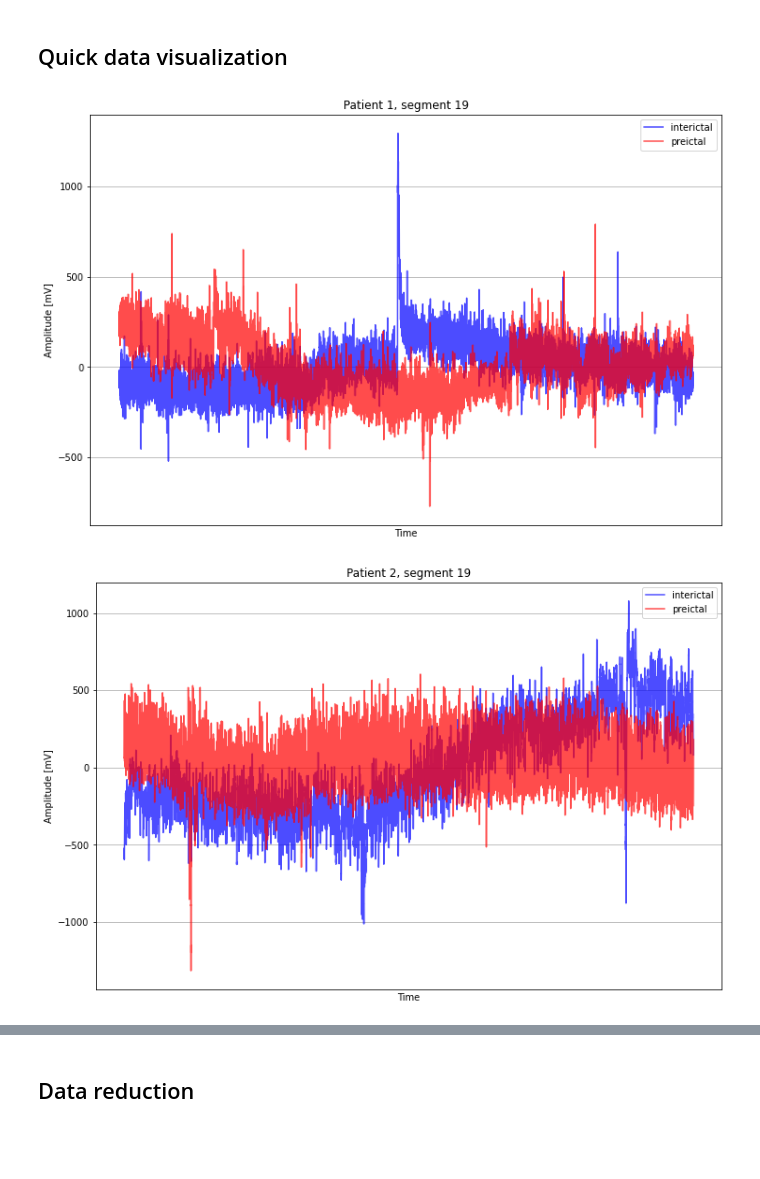
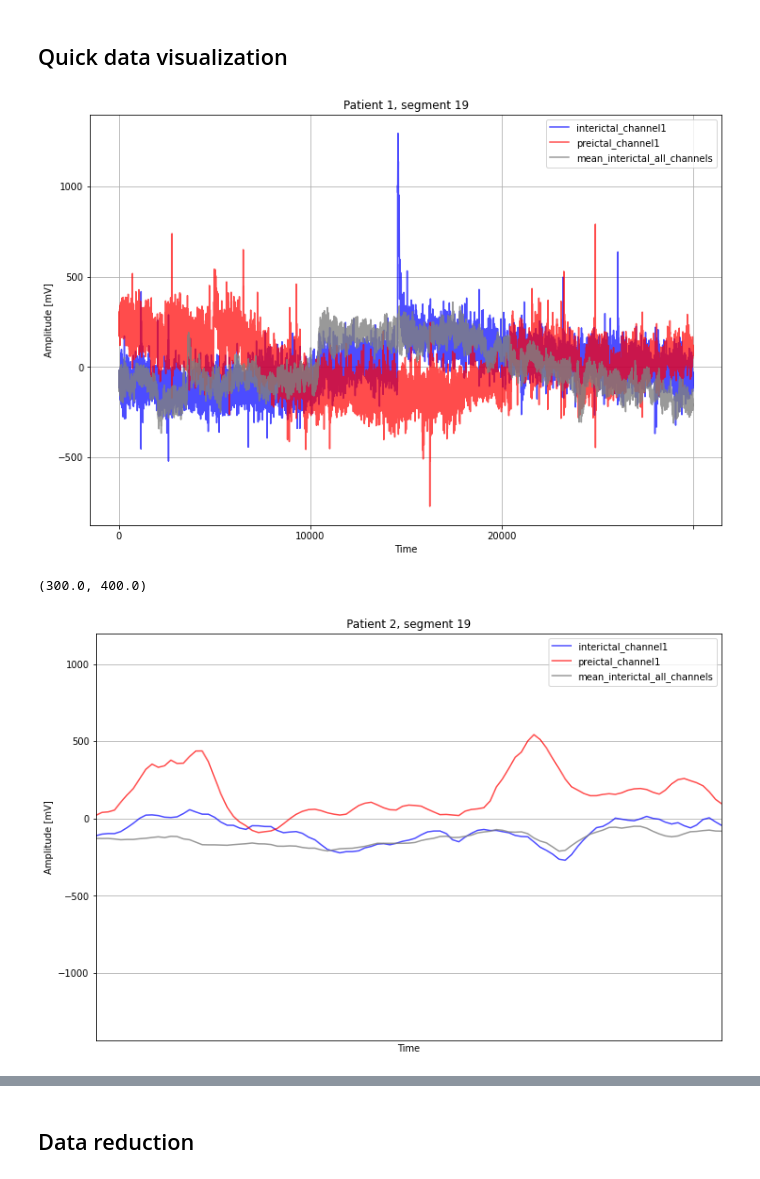
Before and after one commit to jhupiterz/SafeSeizure, a Jupyter notebook: notebooks/jhupiterz-investigations.ipynb, the cells around one changed output, grey strips where cells are left out. Drawn from its saved outputs; the diff is of its cells as text; code cells hidden in the pictures; blank space fills up the shorter version.

```diff
--- a/notebooks/jhupiterz-investigations.ipynb
+++ b/notebooks/jhupiterz-investigations.ipynb
@@ -19,32 +19,39 @@ from IPython.display import Image
 # %% [markdown]
 ## Quick data visualization
 # %%
-patient_1_II_df = pd.read_csv('../raw_data/Patient_1_csv/train_segments/interictal_segment_19.csv')
-patient_2_II_df = pd.read_csv('../raw_data/Patient_2_csv/train_segments/interictal_segment_19.csv')
+patient_1_II_df = pd.read_csv('../raw_data/Patient_1_csv/train_segments_unlabelled/interictal_segment_19.csv')
+patient_1_II2_df = pd.read_csv('../raw_data/Patient_1_csv/train_segments_unlabelled/interictal_segment_15.csv')
+patient_2_II_df = pd.read_csv('../raw_data/Patient_2_csv/train_segments_unlabelled/interictal_segment_19.csv')
 # %%
-patient_1_PI_df = pd.read_csv('../raw_data/Patient_1_csv/train_segments/preictal_segment_18.csv')
-patient_2_PI_df = pd.read_csv('../raw_data/Patient_2_csv/train_segments/interictal_segment_18.csv')
+patient_1_PI_df = pd.read_csv('../raw_data/Patient_1_csv/train_segments_unlabelled/preictal_segment_18.csv')
+patient_1_PI2_df = pd.read_csv('../raw_data/Patient_1_csv/train_segments_unlabelled/preictal_segment_15.csv')
+patient_2_PI_df = pd.read_csv('../raw_data/Patient_2_csv/train_segments_unlabelled/interictal_segment_18.csv')
 # %%
 plt.figure(figsize=(12,8))
-plt.plot(patient_1_II_df.loc[0], color = 'blue', label = 'interictal', alpha = 0.7)
-plt.plot(patient_1_PI_df.loc[0], color = 'red', label = 'preictal', alpha = 0.7)
+plt.plot(patient_1_II_df.loc[0], color = 'blue', label = 'interictal_channel1', alpha = 0.7)
+plt.plot(patient_1_PI_df.loc[0], color = 'red', label = 'preictal_channel1', alpha = 0.7)
+plt.plot(patient_1_II_df.mean(), color = 'grey', label = 'mean_interictal_all_channels', alpha = 0.8)
 plt.legend()
-plt.xticks(ticks=[])
+plt.xticks(ticks=[0,10000, 20000, 30000])
 plt.xlabel('Time')
 plt.ylabel('Amplitude [mV]')
 plt.grid()
 plt.title('Patient 1, segment 19');
+#plt.xlim(-10,100)
 # %% [output]
-[figure, old version]
+[figure, new version]
 # %%
 plt.figure(figsize=(12,8))
-plt.plot(patient_2_II_df.loc[0], color = 'blue', label = 'interictal', alpha = 0.7)
-plt.plot(patient_2_PI_df.loc[0], color = 'red', label = 'preictal', alpha = 0.7)
+plt.plot(patient_2_II_df.loc[0], color = 'blue', label = 'interictal_channel1', alpha = 0.7)
+plt.plot(patient_2_PI_df.loc[0], color = 'red', label = 'preictal_channel1', alpha = 0.7)
+plt.plot(patient_2_II_df.mean(), color = 'grey', label = 'mean_interictal_all_channels', alpha = 0.8)
 plt.legend()
 plt.xticks(ticks=[])
 plt.xlabel('Time')
 plt.ylabel('Amplitude [mV]')
 plt.grid()
 plt.title('Patient 2, segment 19');
+plt.xlim(300,400)
 # %% [output]
+(300.0, 400.0)
-[figure, old version]
+[figure, new version]
```
Also changed, not shown: parts of 8 cells of this notebook.
